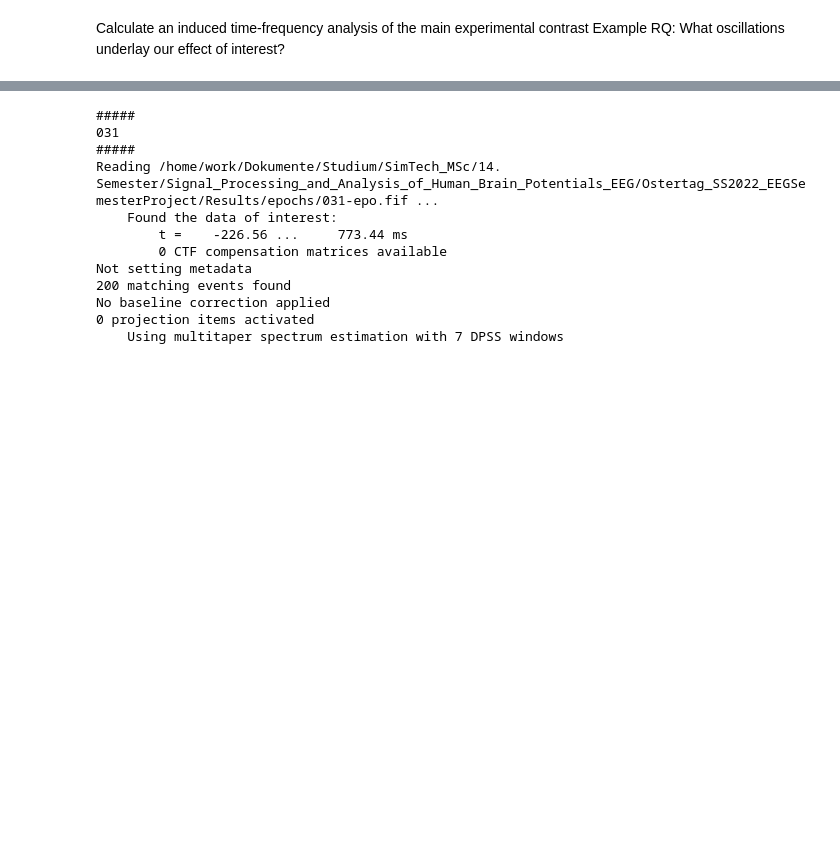
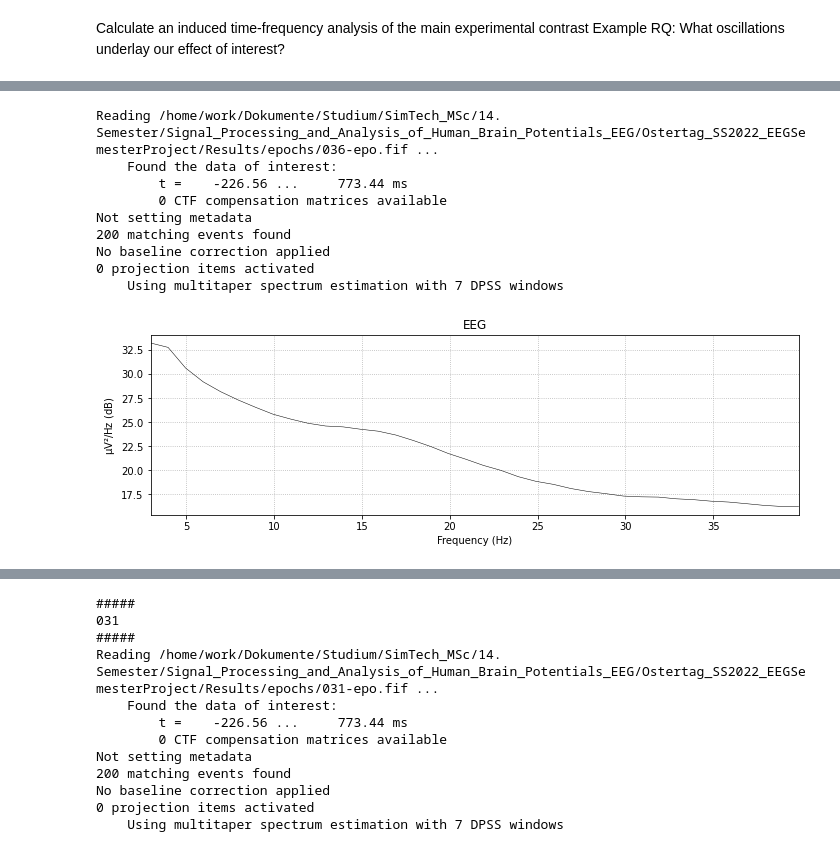
Before and after one commit to MagnusOstertag/Ostertag_SS2022_EEGSemesterProject, a Jupyter notebook: time_frequency.ipynb, the cells around one changed output, grey strips where cells are left out. Saved outputs shown, nothing was run; the diff lists cells and outputs as text; code cells hidden in the pictures; blank space fills up the shorter version.

Commit message:
tf analysis

```diff
--- a/time_frequency.ipynb
+++ b/time_frequency.ipynb
@@ -36,0 +42,25 @@ import configuration
+# %%
+subject_id = '036'
+savepath_epochs_subj = f"{configuration.path_results}/epochs/{subject_id}-epo.fif"
+
+# load epochs from folder
+epochs = mne.read_epochs(savepath_epochs_subj)
+
+# frequency analysis
+epochs.plot_psd(fmin=2., fmax=40., average=True, spatial_colors=False)
+
+# time-frequency representations
+freqs = np.logspace(*np.log10([5, 50]), num=25)
+n_cycles = freqs / 2.
+power_total = mne.time_frequency.tfr_morlet(epochs, freqs=freqs, n_cycles=n_cycles, return_itc=False,n_jobs=4,average=True)
+# %% [output]
+Reading /home/work/Dokumente/Studium/SimTech_MSc/14. Semester/Signal_Processing_and_Analysis_of_Human_Brain_Potentials_EEG/Ostertag_SS2022_EEGSemesterProject/Results/epochs/036-epo.fif ...
+    Found the data of interest:
+        t =    -226.56 ...     773.44 ms
+        0 CTF compensation matrices available
+Not setting metadata
+200 matching events found
+No baseline correction applied
+0 projection items activated
+    Using multitaper spectrum estimation with 7 DPSS windows
+[figure, added]
```
Also changed, not shown: parts of 11 cells of this notebook.
